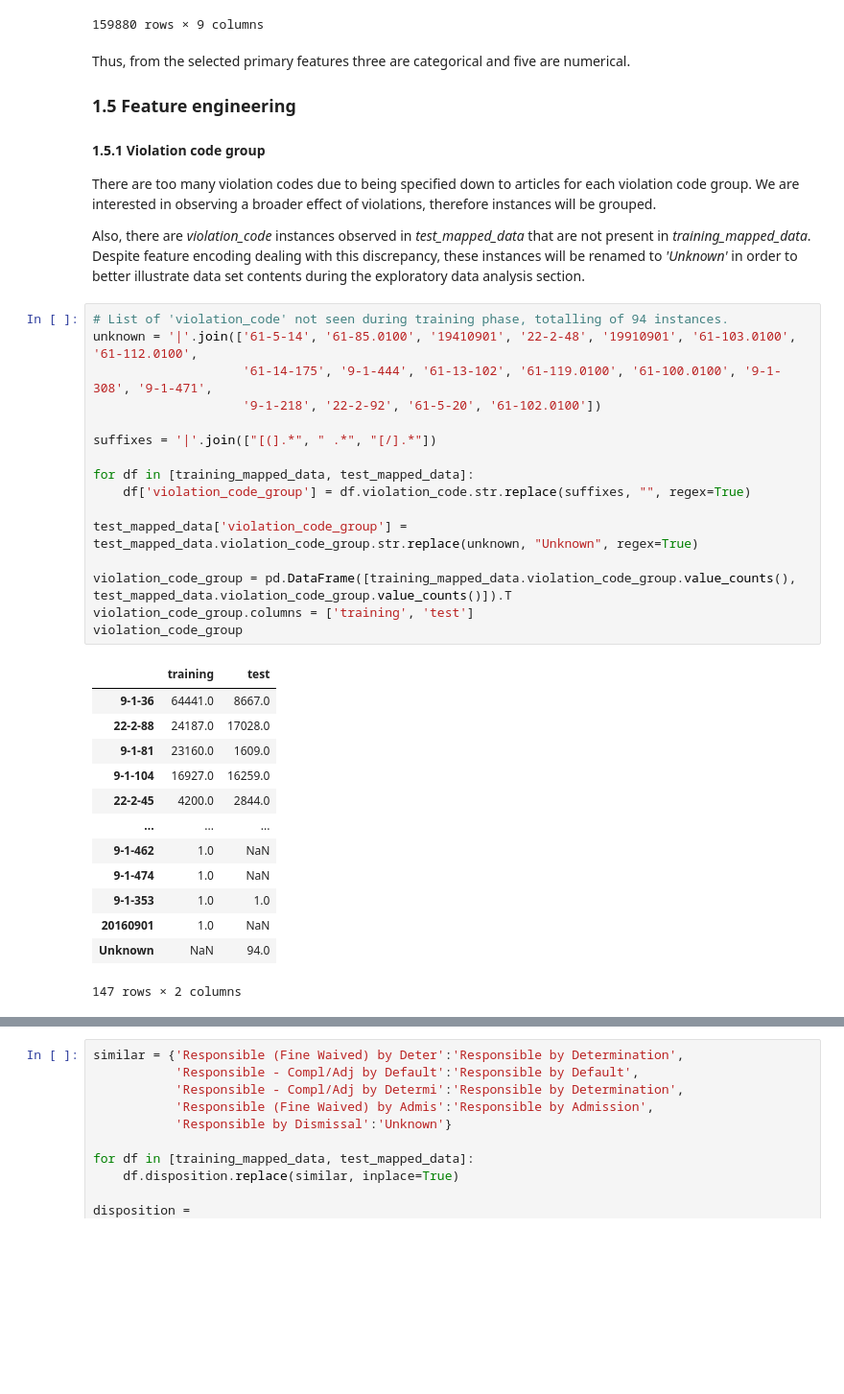
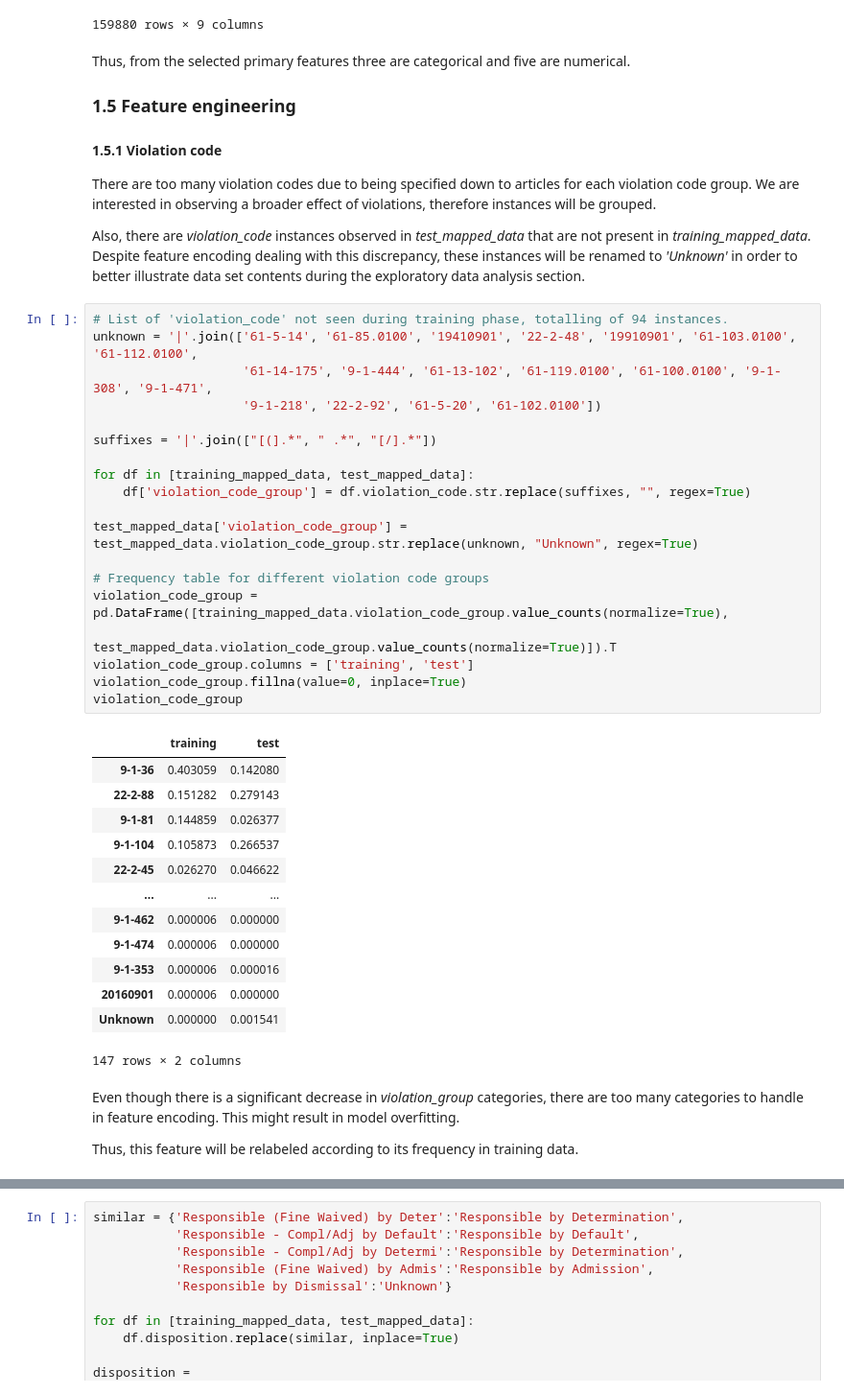
Before and after one commit to BPRateiro/Data-Science, a Jupyter notebook: detroit-blight-ticket-compliance.ipynb, the cells around one changed output, grey strips where cells are left out. Shown at 96% size. Cells and saved outputs as stored; diff of their text form; blank space fills up the shorter version.

```diff
--- a/detroit-blight-ticket-compliance.ipynb
+++ b/detroit-blight-ticket-compliance.ipynb
@@ -242,7 +251,7 @@ Thus, from the selected primary features three are categorical and five are nume
 
 ### 1.5 Feature engineering
 
-#### 1.5.1 Violation code group
+#### 1.5.1 Violation code
 
 There are too many violation codes due to being specified down to articles for each violation code group.
 We are interested in observing a broader effect of violations, therefore instances will be grouped.
@@ -251,30 +260,37 @@ Also, there are *violation_code* instances observed in *test_mapped_data* that a
 # %%
 # List of 'violation_code' not seen during training phase, totalling of 94 instances.
 unknown = '|'.join(['61-5-14', '61-85.0100', '19410901', '22-2-48', '19910901', '61-103.0100', '61-112.0100',
                     '61-14-175', '9-1-444', '61-13-102', '61-119.0100', '61-100.0100', '9-1-308', '9-1-471',
                     '9-1-218', '22-2-92', '61-5-20', '61-102.0100'])
 
 suffixes = '|'.join(["[(].*", " .*", "[/].*"])
 
 for df in [training_mapped_data, test_mapped_data]:
     df['violation_code_group'] = df.violation_code.str.replace(suffixes, "", regex=True)
 
 test_mapped_data['violation_code_group'] = test_mapped_data.violation_code_group.str.replace(unknown, "Unknown", regex=True)
 
-violation_code_group = pd.DataFrame([training_mapped_data.violation_code_group.value_counts(), test_mapped_data.violation_code_group.value_counts()]).T
+# Frequency table for different violation code groups
+violation_code_group = pd.DataFrame([training_mapped_data.violation_code_group.value_counts(normalize=True),
+                                     test_mapped_data.violation_code_group.value_counts(normalize=True)]).T
 violation_code_group.columns = ['training', 'test']
+violation_code_group.fillna(value=0, inplace=True)
 violation_code_group
 # %% [output]
 |  | training | test |
-| 9-1-36 | 64441.0 | 8667.0 |
-| 22-2-88 | 24187.0 | 17028.0 |
-| 9-1-81 | 23160.0 | 1609.0 |
-| 9-1-104 | 16927.0 | 16259.0 |
-| 22-2-45 | 4200.0 | 2844.0 |
+| 9-1-36 | 0.403059 | 0.142080 |
+| 22-2-88 | 0.151282 | 0.279143 |
+| 9-1-81 | 0.144859 | 0.026377 |
+| 9-1-104 | 0.105873 | 0.266537 |
+| 22-2-45 | 0.026270 | 0.046622 |
 | ... | ... | ... |
-| 9-1-462 | 1.0 | NaN |
-| 9-1-474 | 1.0 | NaN |
-| 9-1-353 | 1.0 | 1.0 |
-| 20160901 | 1.0 | NaN |
-| Unknown | NaN | 94.0 |
+| 9-1-462 | 0.000006 | 0.000000 |
+| 9-1-474 | 0.000006 | 0.000000 |
+| 9-1-353 | 0.000006 | 0.000016 |
+| 20160901 | 0.000006 | 0.000000 |
+| Unknown | 0.000000 | 0.001541 |
 147 rows × 2 columns
+# %% [markdown]
+Even though there is a significant decrease in *violation_group* categories, there are too many categories to handle in feature encoding. This might result in model overfitting.
+
+Thus, this feature will be relabeled according to its frequency in training data.
```
Also changed, not shown: parts of 36 cells of this notebook.
